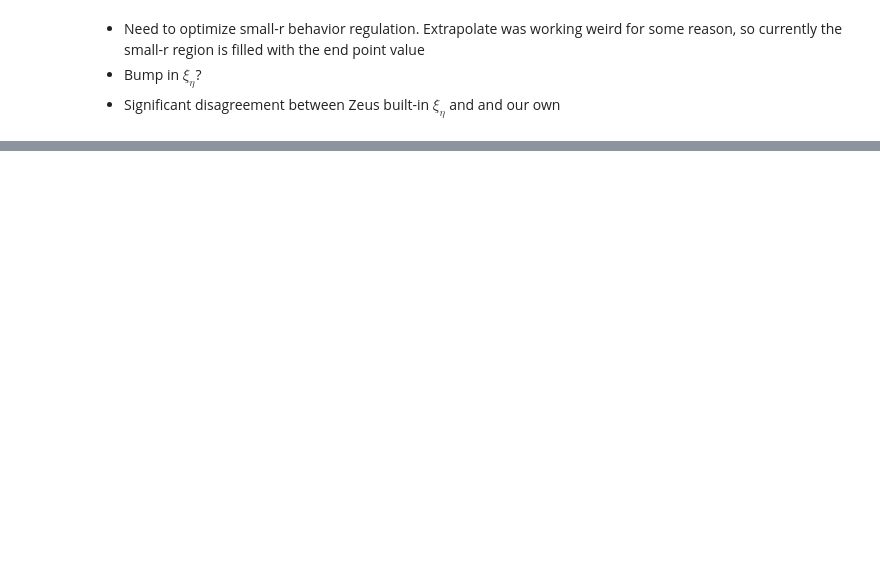
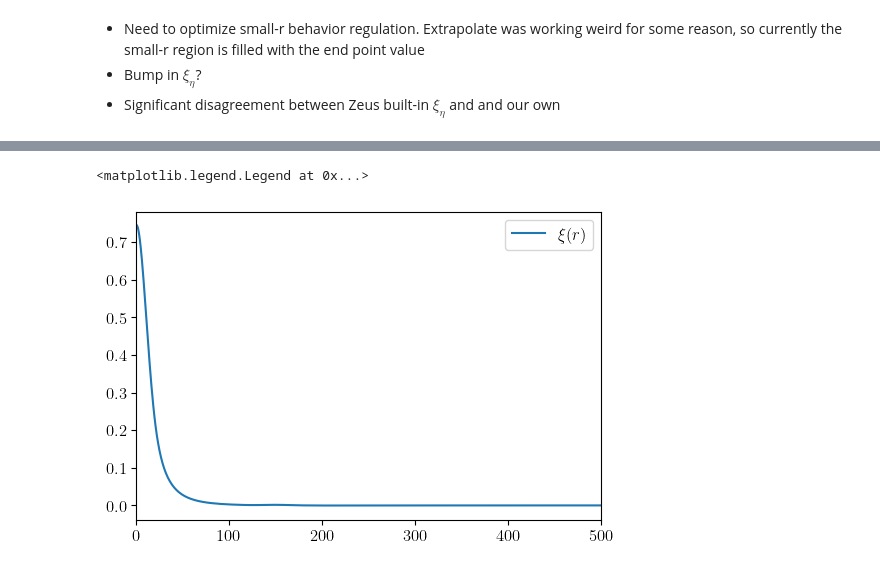
Before and after one commit to ryanyrzh/Zeus21, a Jupyter notebook: aniso_tests/xi_eta_aniso.ipynb, the cells around one changed output, grey strips where cells are left out. Cells and saved outputs as stored; diff of their text form; code cells hidden in the pictures; blank space fills up the shorter version.

```diff
--- a/aniso_tests/xi_eta_aniso.ipynb
+++ b/aniso_tests/xi_eta_aniso.ipynb
@@ -45 +45,10 @@ Error at r=0: xi_eta_para: 1.65%, xi_eta_perp: 0.46%
+# %%
+xi_RR_CF = CorrFClass.xi_RR_CF
+fig, ax = plt.subplots(1, 1, figsize=(6,4))
+ax.plot(rlist, xi_RR_CF[50, 50, :], label=r'$\xi(r)$')
+ax.set_xlim(0, 500)
+ax.legend()
+# %% [output]
+<matplotlib.legend.Legend at 0x...>
+[figure, added]
 # %%
```
Also changed, not shown: parts of 8 cells of this notebook, 2 other files.
